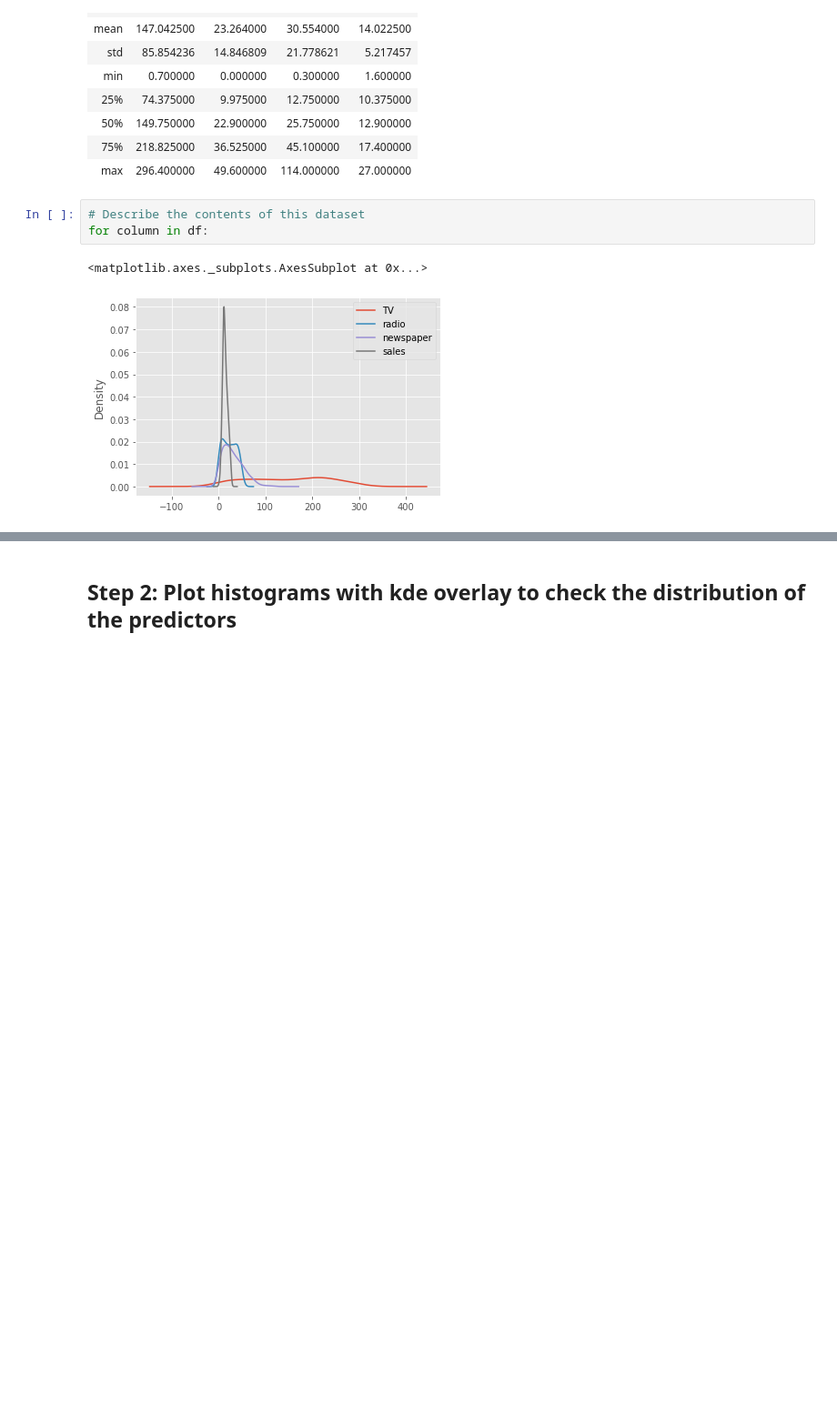
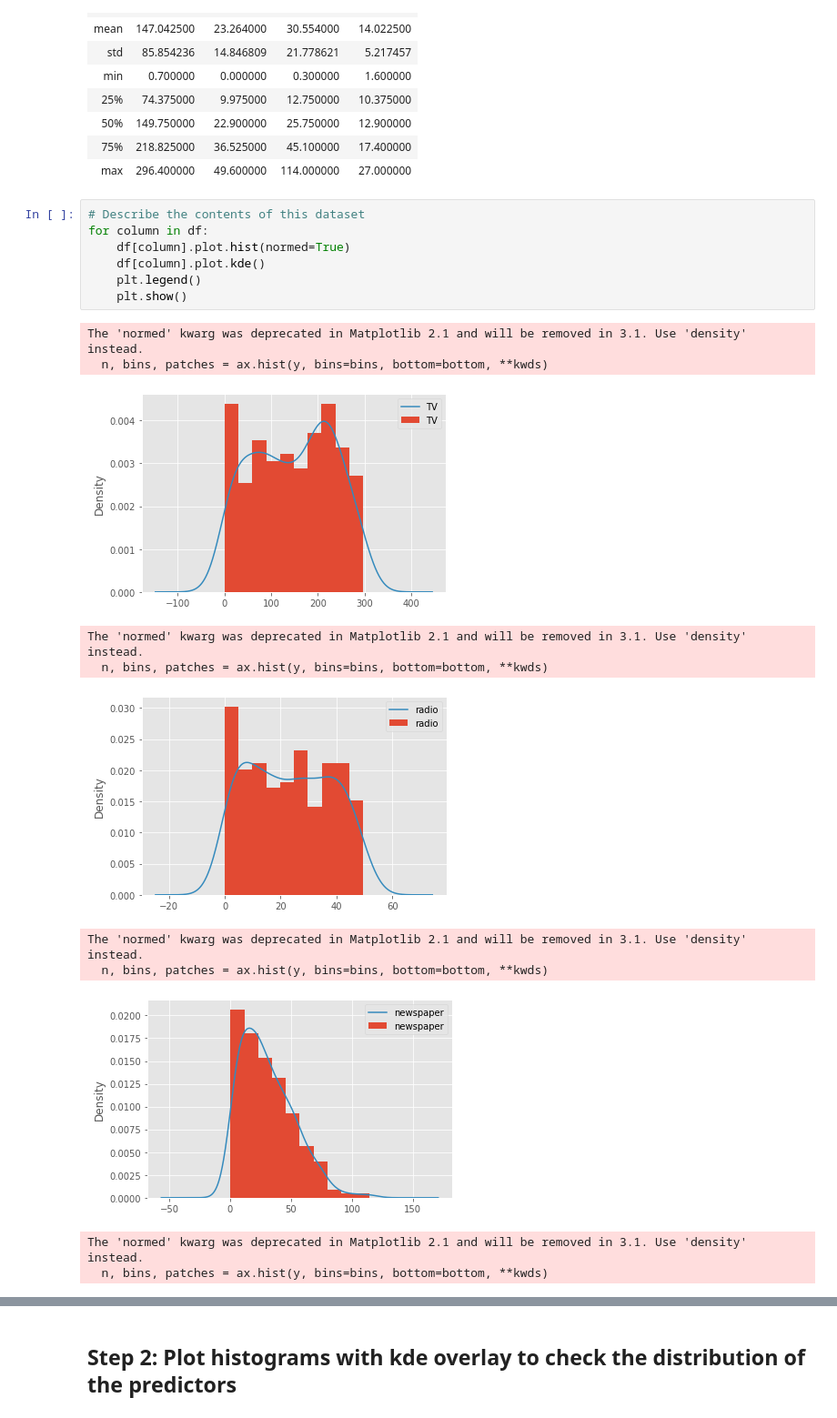
Before and after one commit to yagutaro/dsc-ols-statsmodels-lab-hbs-ds-060120, a Jupyter notebook: index.ipynb, the cells around one changed output, grey strips where cells are left out. Shown at 91% size. Cells and saved outputs as stored; diff of their text form; blank space fills up the shorter version.

```diff
--- a/index.ipynb
+++ b/index.ipynb
@@ -54,6 +54,19 @@ df.describe()
 # %%
 # Describe the contents of this dataset
 for column in df:
+    df[column].plot.hist(normed=True)
+    df[column].plot.kde()
+    plt.legend()
+    plt.show()
 # %% [output]
-<matplotlib.axes._subplots.AxesSubplot at 0x...>
+The 'normed' kwarg was deprecated in Matplotlib 2.1 and will be removed in 3.1. Use 'density' instead.
+  n, bins, patches = ax.hist(y, bins=bins, bottom=bottom, **kwds)
-[figure, old version]
+[figure, new version]
+The 'normed' kwarg was deprecated in Matplotlib 2.1 and will be removed in 3.1. Use 'density' instead.
+  n, bins, patches = ax.hist(y, bins=bins, bottom=bottom, **kwds)
+[figure, added]
+The 'normed' kwarg was deprecated in Matplotlib 2.1 and will be removed in 3.1. Use 'density' instead.
+  n, bins, patches = ax.hist(y, bins=bins, bottom=bottom, **kwds)
+[figure, added]
+The 'normed' kwarg was deprecated in Matplotlib 2.1 and will be removed in 3.1. Use 'density' instead.
+  n, bins, patches = ax.hist(y, bins=bins, bottom=bottom, **kwds)
```
Also changed, not shown: parts of 1 cell of this notebook.
